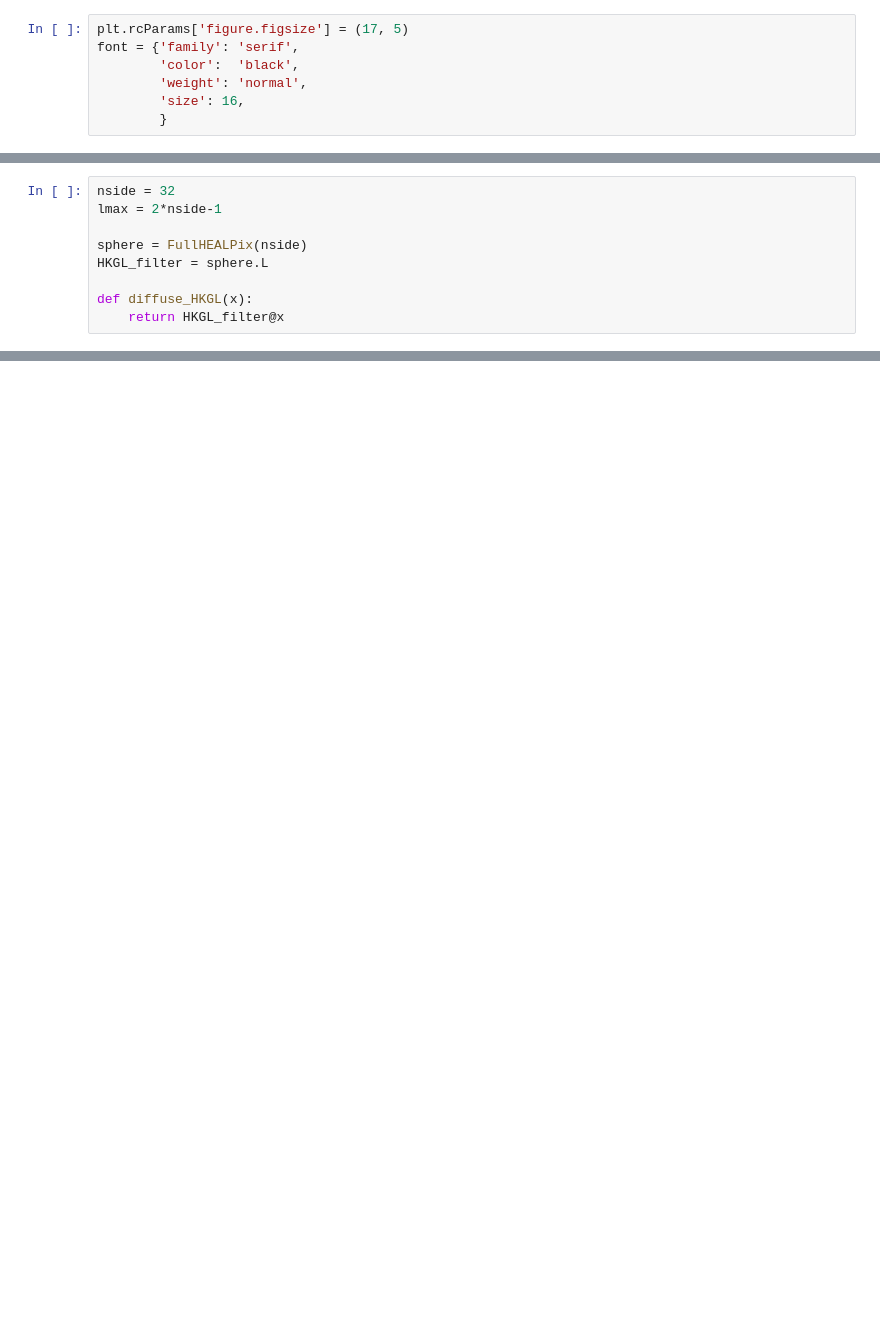
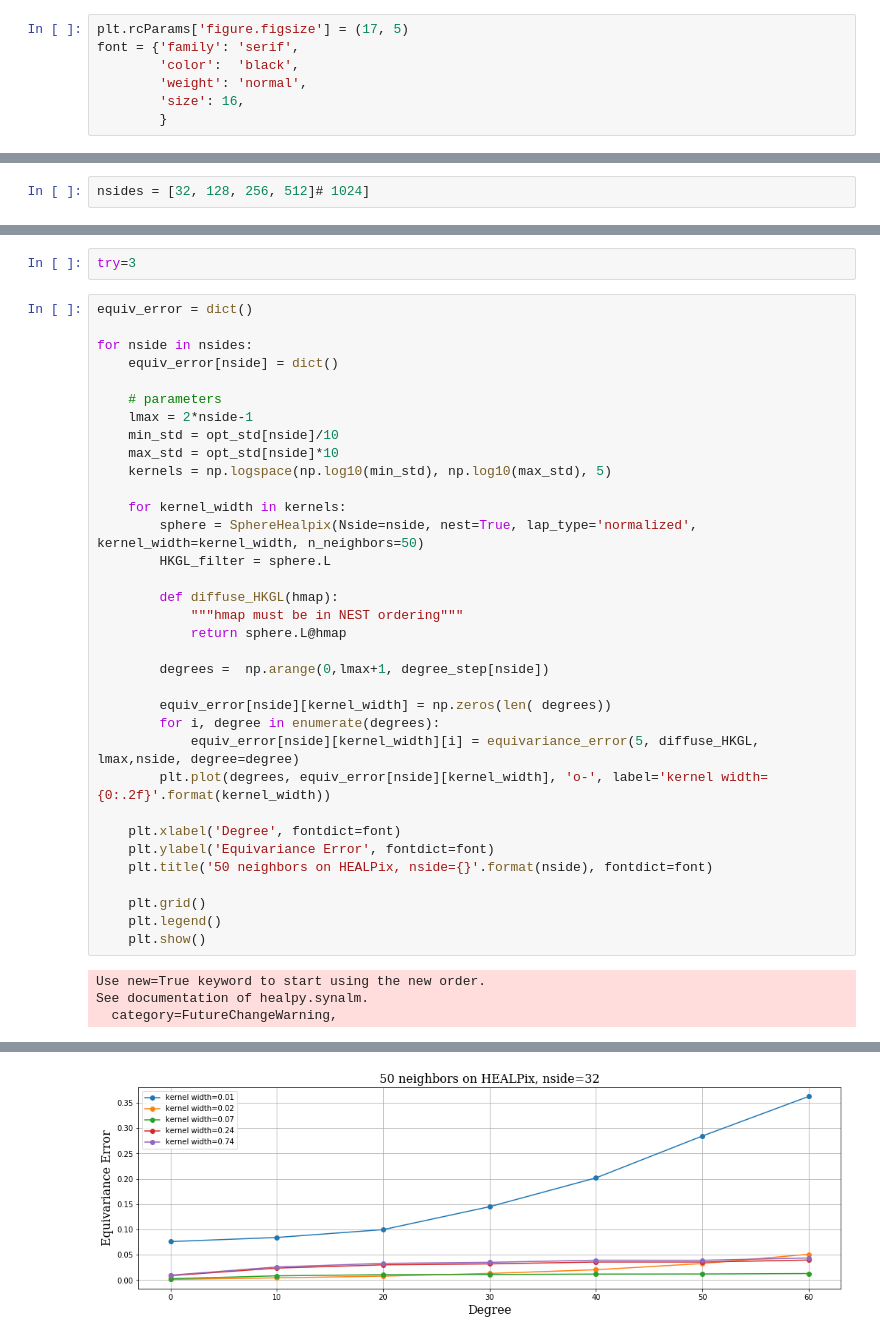
Before and after one commit to MartMilani/PDM, a Jupyter notebook: codes/06.Equivariance_error/HEALPix_equivariance_error.ipynb, the cells around one changed output, grey strips where cells are left out. Saved outputs shown, nothing was run; the diff lists cells and outputs as text; blank space fills up the shorter version.

```diff
--- a/codes/06.Equivariance_error/HEALPix_equivariance_error.ipynb
+++ b/codes/06.Equivariance_error/HEALPix_equivariance_error.ipynb
@@ -183,11 +190,4 @@ def equivariance_error(max_iter, _filter, lmax, nside, degree=None):
         norm[i] = _equivariance_error(hmap, N, _filter, lmax, nside)
     return np.mean(norm)
-# %%
-nside = 32
-lmax = 2*nside-1
-
-sphere = FullHEALPix(nside)
-HKGL_filter = sphere.L
-
-def diffuse_HKGL(x):
-    return HKGL_filter@x
+# %%
+nsides = [32, 128, 256, 512]# 1024]
@@ -193,0 +196,40 @@ def diffuse_HKGL(x):
+# %%
+try=3
+# %%
+equiv_error = dict()
+
+for nside in nsides:
+    equiv_error[nside] = dict()
+
+    # parameters
+    lmax = 2*nside-1
+    min_std = opt_std[nside]/10
+    max_std = opt_std[nside]*10
+    kernels = np.logspace(np.log10(min_std), np.log10(max_std), 5)
+
+    for kernel_width in kernels:
+        sphere = SphereHealpix(Nside=nside, nest=True, lap_type='normalized', kernel_width=kernel_width, n_neighbors=50)
+        HKGL_filter = sphere.L
+
+        def diffuse_HKGL(hmap):
+            """hmap must be in NEST ordering"""
+            return sphere.L@hmap
+
+        degrees =  np.arange(0,lmax+1, degree_step[nside])
+
+        equiv_error[nside][kernel_width] = np.zeros(len( degrees))
+        for i, degree in enumerate(degrees):
+            equiv_error[nside][kernel_width][i] = equivariance_error(5, diffuse_HKGL, lmax,nside, degree=degree)
+        plt.plot(degrees, equiv_error[nside][kernel_width], 'o-', label='kernel width={0:.2f}'.format(kernel_width))
+
+    plt.xlabel('Degree', fontdict=font)
+    plt.ylabel('Equivariance Error', fontdict=font)
+    plt.title('50 neighbors on HEALPix, nside={}'.format(nside), fontdict=font)
+
+    plt.grid()
+    plt.legend()
+    plt.show()
+# %% [output]
+Use new=True keyword to start using the new order.
+See documentation of healpy.synalm.
+  category=FutureChangeWarning,
@@ -193,0 +253 @@ def diffuse_HKGL(x):
+[figure, added]
```
Also changed, not shown: parts of 20 cells of this notebook, 12 other files.
